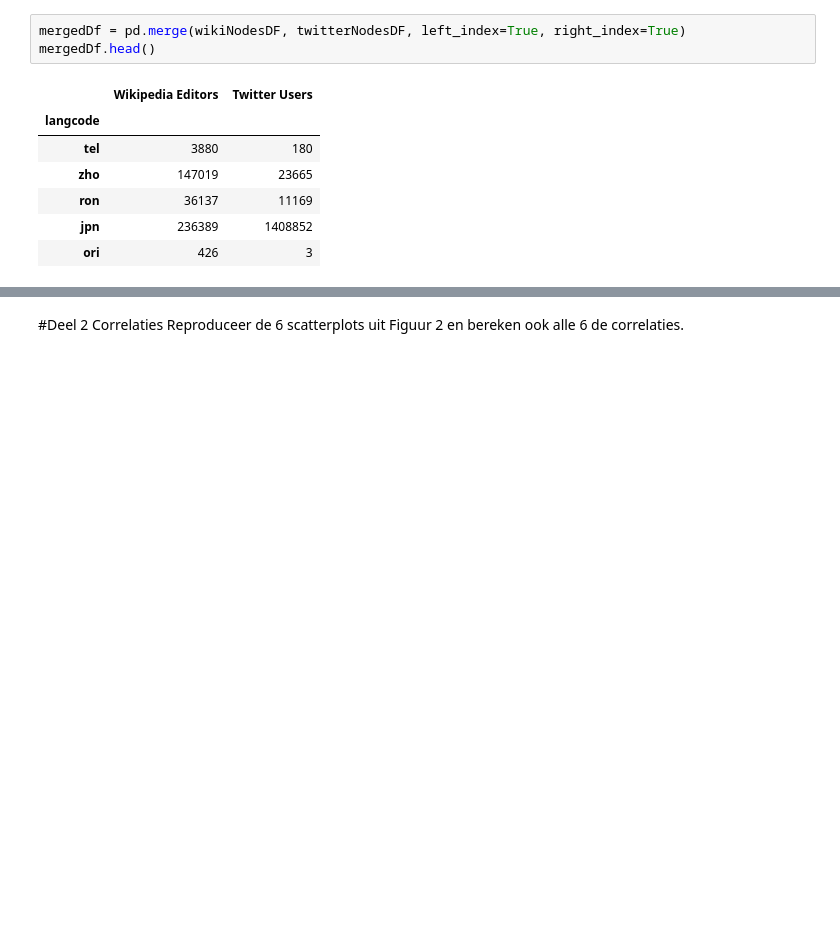
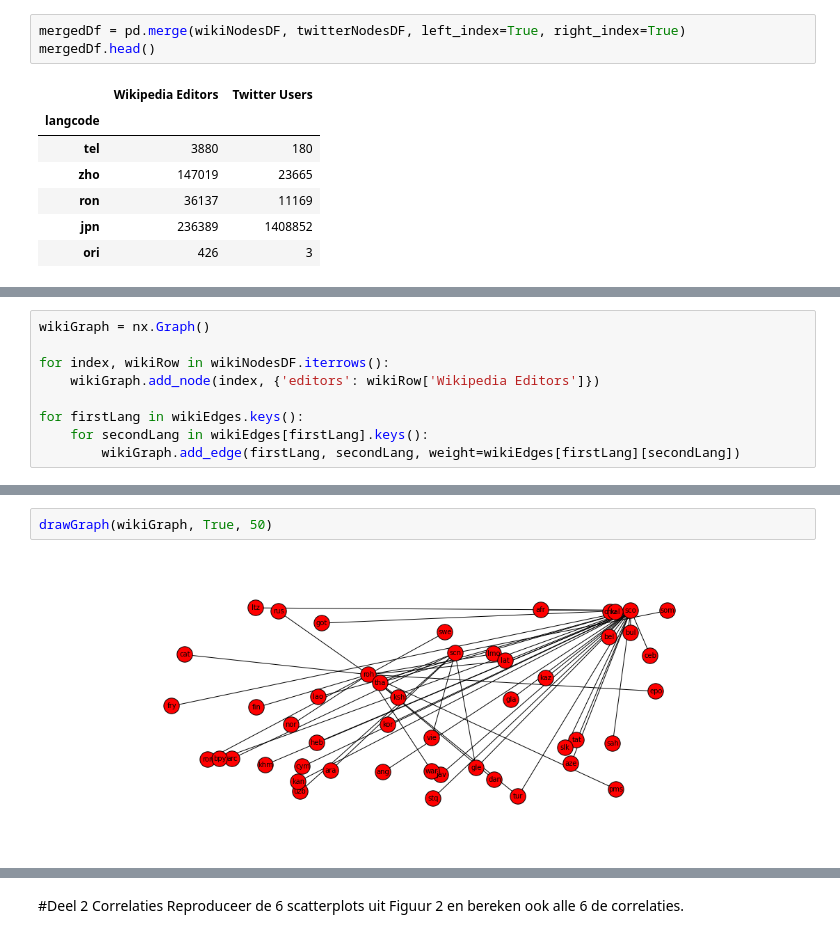
Before and after one commit to jvriemsdijk/Data-science, a Jupyter notebook: Opdrachten/week 5/10441913_10430121_week5.ipynb, the cells around one changed output, grey strips where cells are left out. Drawn from its saved outputs; the diff is of its cells as text; blank space fills up the shorter version.

```diff
--- a/Opdrachten/week 5/10441913_10430121_week5.ipynb
+++ b/Opdrachten/week 5/10441913_10430121_week5.ipynb
@@ -318,0 +359,9 @@ mergedDf.head()
+# %%
+wikiGraph = nx.Graph()
+
+for index, wikiRow in wikiNodesDF.iterrows():
+    wikiGraph.add_node(index, {'editors': wikiRow['Wikipedia Editors']})
+
+for firstLang in wikiEdges.keys():
+    for secondLang in wikiEdges[firstLang].keys():
+        wikiGraph.add_edge(firstLang, secondLang, weight=wikiEdges[firstLang][secondLang])
@@ -318,0 +377,4 @@ mergedDf.head()
+# %%
+drawGraph(wikiGraph, True, 50)
+# %% [output]
+[figure, added]
```
Also changed, not shown: parts of 12 cells of this notebook.
